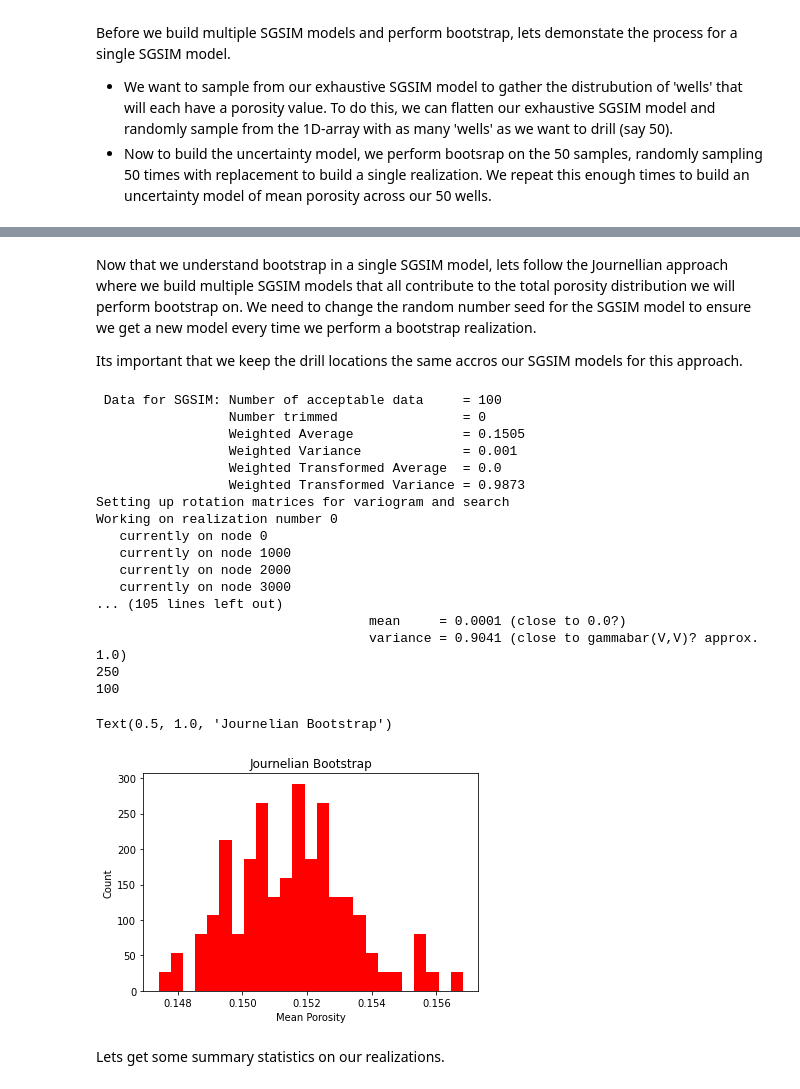
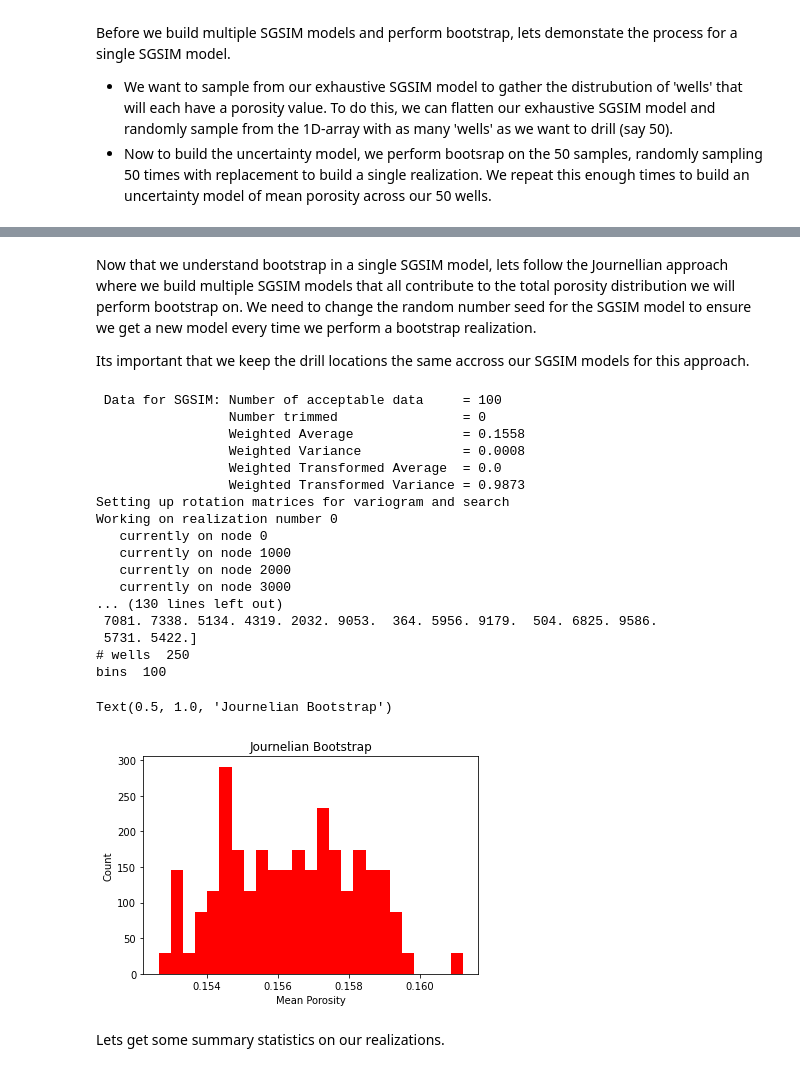
Before and after one commit to AdrianSalinas98/Petroleum-Engineering-Repository, a Jupyter notebook: Sequential Gaussian Simulation with Imposed Strategy Bootstrap.ipynb, the cells around one changed output, grey strips where cells are left out. Drawn from its saved outputs; the diff is of its cells as text; code cells hidden in the pictures.

```diff
--- a/Sequential Gaussian Simulation with Imposed Strategy Bootstrap.ipynb
+++ b/Sequential Gaussian Simulation with Imposed Strategy Bootstrap.ipynb
@@ -288,27 +294,28 @@ Text(0.5, 1.0, 'Uncertainty in Mean Porosity of well locations')
 # %% [markdown]
 Now that we understand bootstrap in a single SGSIM model, lets follow the Journellian approach where we build multiple SGSIM models that all contribute to the total porosity distribution we will perform bootstrap on. We need to change the random number seed for the SGSIM model to ensure we get a new model every time we perform a bootstrap realization.
 
-Its important that we keep the drill locations the same accros our SGSIM models for this approach.
+Its important that we keep the drill locations the same accross our SGSIM models for this approach.
 # %%
 SGSIMreals = 0   #of SGSIM Models for a distribution
 ndata = 50
 reals = 1        # only run the
+sample_array = sim_sk.flatten()
 
 
 #take the SGSIM code(minus visualization) from above and work it into a loop for automation.
 
 wells = np.array([])
 drill_loc = np.array([])
-for i in range(0,50):                                   #want to drill 50 wells in the same location
+for i in range(0,50):                                   #drill 50 wells in the same location so we store this in 'drill_loc'
     index = int(np.random.randint(0,len(sample_array))) #pull from entire 10,000 data points of SGSIM model
     drill_loc = np.append(drill_loc,index)
 
-while SGSIMreals < 5:           #number of realizations for distribution
+while SGSIMreals < 5:           #number of isotropic SGSIM models for global distribution
     SGSIMreals += 1
 
     nx = 100; ny = 100; xsiz = 10.0; ysiz = 10.0; xmn = 5.0; ymn = 5.0; nxdis = 1; nydis = 1
     ndmin = 0; ndmax = 10; radius = 400; skmean = 0
-    vario = GSLIB.make_variogram(nug=0.0,nst=1,it1=1,cc1=1.0,azi1=45.0,hmaj1=300,hmin1=100)
+    vario = GSLIB.make_variogram(nug=0.0,nst=1,it1=1,cc1=1.0,azi1=45.0,hmaj1=100,hmin1=100)
     tmin = -999; tmax = 999
 
 #SGSIM model
@@ -321,54 +328,58 @@ while SGSIMreals < 5:           #number of realizations for distribution
 
 
     sample_array = sim_sk.flatten()
+    print('drill_loc ',drill_loc)
+
 
 
     for i in range(0,len(drill_loc)):
         index1 = int(drill_loc[i])
         wells = np.append(wells,sample_array[index1])
 
+# by now we have our global distribution of wells drilled in multiple SGSIM models at the same locations
+# now perform bootstrap
 
-print(len(wells))
+print('# wells ',len(wells))
 mean_por = np.array([])
 n = 0
 while n < 100:                                     #n realizations (number of times sample 250 wells)
     n+=1
     samples = np.array([])
     for i in range(0,len(wells)):
         index = np.random.randint(0,len(wells))
         samples = np.append(samples,wells[index])  #builds 1 full realization of all wells
     mean = np.mean(samples)
     mean_por = np.append(mean_por,mean)
 
-print(len(mean_por))
+print('bins ',len(mean_por))
 #Visualize
 
 bins = 25
 plt.subplot(1,1,1)
 n, bins,patches = plt.hist(mean_por,bins,facecolor = 'r',density=True)
 plt.xlabel('Mean Porosity')
 plt.ylabel('Count')
 plt.title('Journelian Bootstrap')
 # %% [output]
  Data for SGSIM: Number of acceptable data     = 100
                  Number trimmed                = 0
-                 Weighted Average              = 0.1505
-                 Weighted Variance             = 0.001
+                 Weighted Average              = 0.1558
+                 Weighted Variance             = 0.0008
                  Weighted Transformed Average  = 0.0
                  Weighted Transformed Variance = 0.9873
 Setting up rotation matrices for variogram and search
 Working on realization number 0
    currently on node 0
    currently on node 1000
    currently on node 2000
    currently on node 3000
-... (105 lines left out)
-                                   mean     = 0.0001 (close to 0.0?)
-                                   variance = 0.9041 (close to gammabar(V,V)? approx. 1.0)
-250
-100
+... (130 lines left out)
+ 7081. 7338. 5134. 4319. 2032. 9053.  364. 5956. 9179.  504. 6825. 9586.
+ 5731. 5422.]
+# wells  250
+bins  100
 Text(0.5, 1.0, 'Journelian Bootstrap')
-[figure, old version]
+[figure, new version]
 # %% [markdown]
 Lets get some summary statistics on our realizations.
 # %%
```
Also changed, not shown: parts of 26 cells of this notebook.
